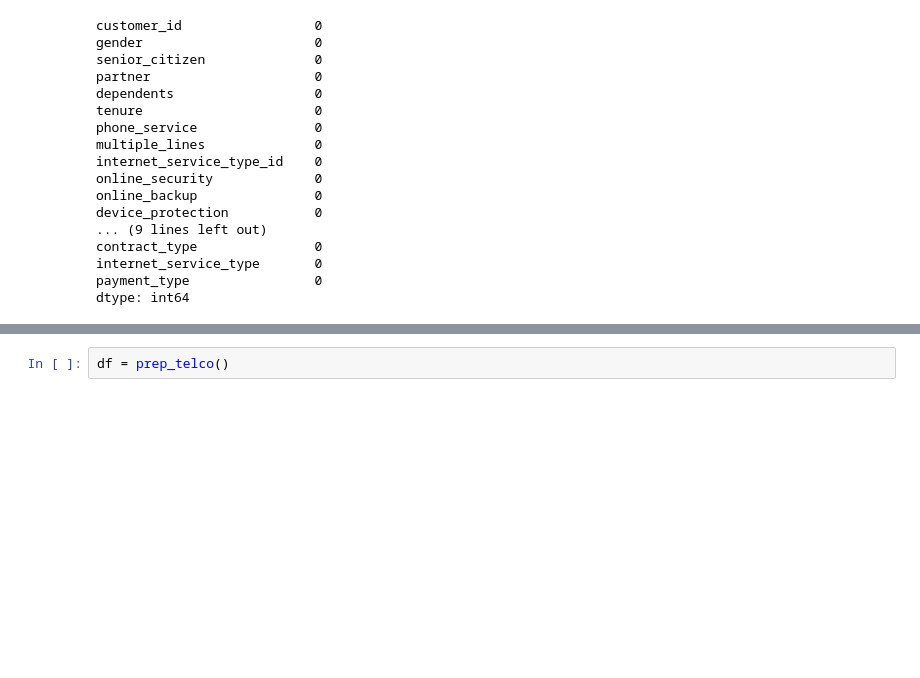
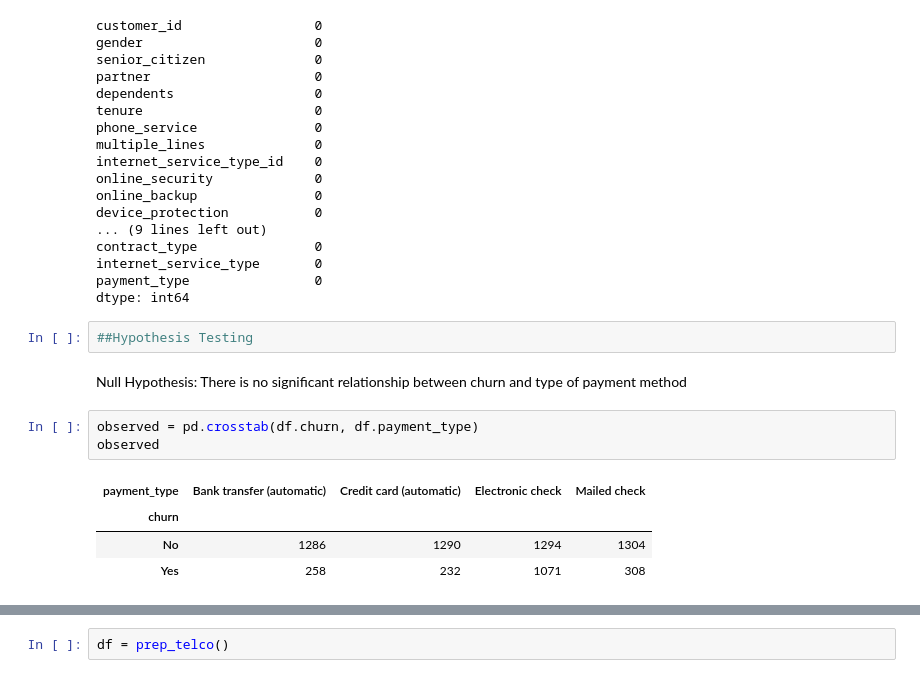
Before and after one commit to matt-c-knight/telco_project, a Jupyter notebook: main_file.ipynb, the cells around one changed output, grey strips where cells are left out. Saved outputs shown, nothing was run; the diff lists cells and outputs as text; blank space fills up the shorter version.

```diff
--- a/main_file.ipynb
+++ b/main_file.ipynb
@@ -83,3 +86,15 @@ contract_type               0
 internet_service_type       0
 payment_type                0
 dtype: int64
+# %%
+##Hypothesis Testing
+# %% [markdown]
+Null Hypothesis: There is no significant relationship between churn and type of payment method
+# %%
+observed = pd.crosstab(df.churn, df.payment_type)
+observed
+# %% [output]
+| payment_type | Bank transfer (automatic) | Credit card (automatic) | Electronic check | Mailed check |
+| churn |  |  |  |  |
+| No | 1286 | 1290 | 1294 | 1304 |
+| Yes | 258 | 232 | 1071 | 308 |
```
Also changed, not shown: parts of 32 cells of this notebook, 1 other file.
